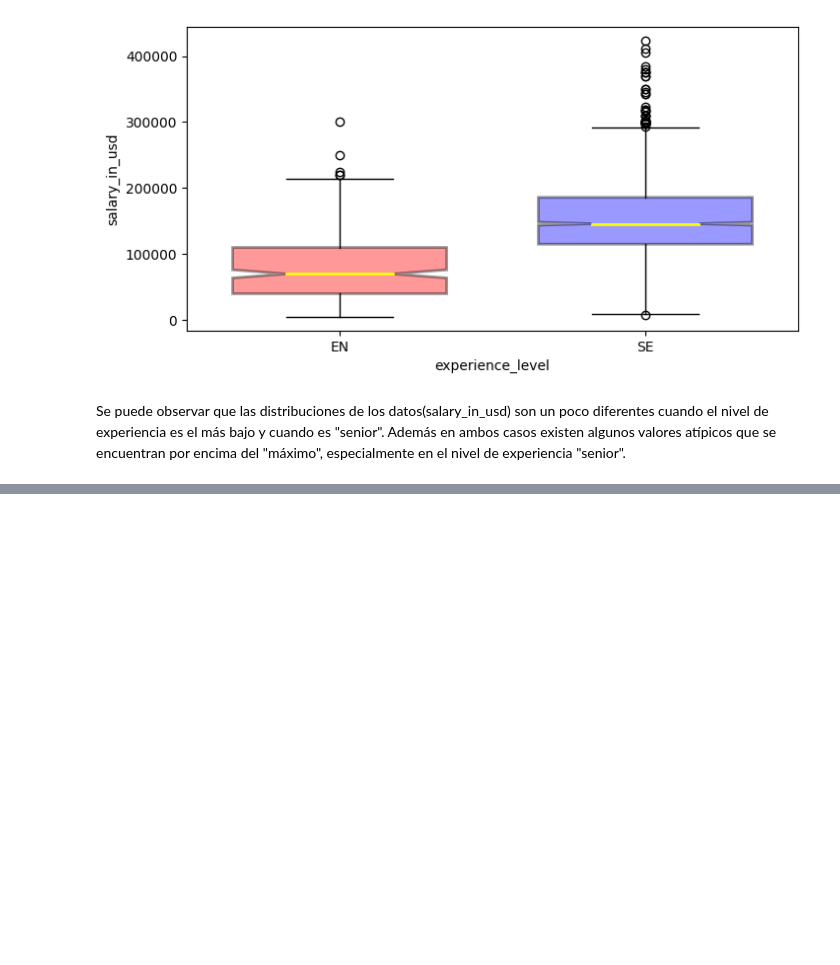
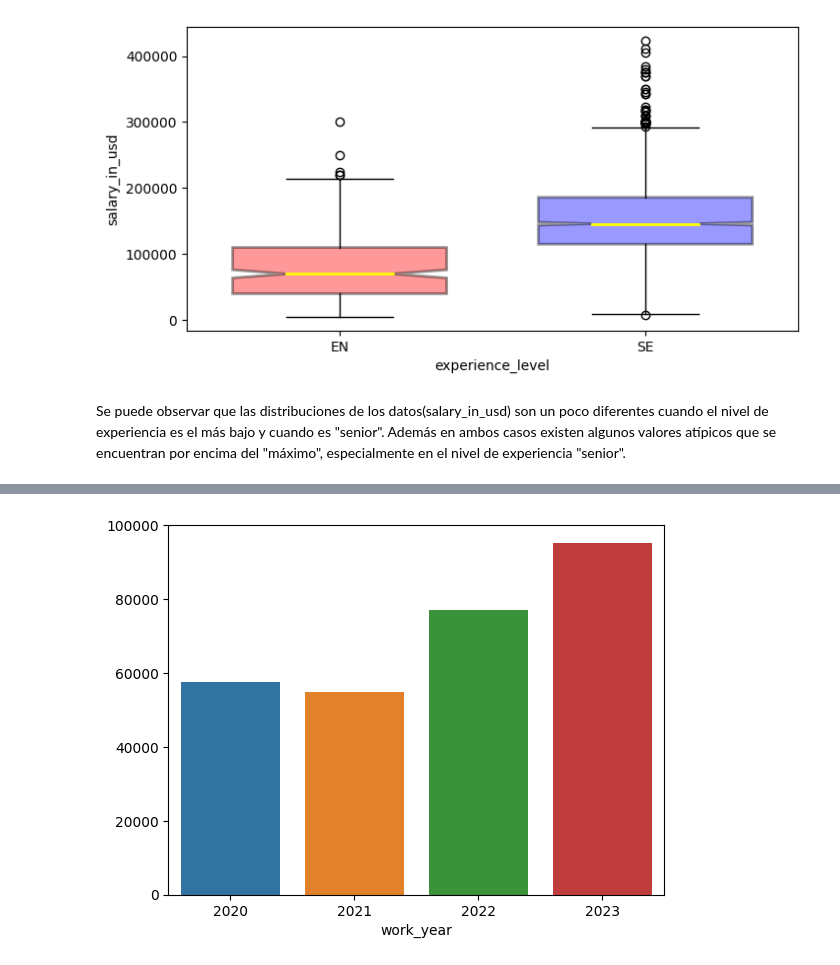
Before and after one commit to patricioegas/Prediccion-de-salarios, a Jupyter notebook: Salarios_DS2023.ipynb, the cells around one changed output, grey strips where cells are left out. Saved outputs shown, nothing was run; the diff lists cells and outputs as text; code cells hidden in the pictures; blank space fills up the shorter version.

```diff
--- a/Salarios_DS2023.ipynb
+++ b/Salarios_DS2023.ipynb
@@ -193,0 +238,5 @@ Se puede observar que las distribuciones de los datos(salary_in_usd) son un poco
+# %%
+sns.barplot(x = year.index, y = year.values);
+plt.xticks();
+# %% [output]
+[figure, added]
```
Also changed, not shown: parts of 68 cells of this notebook.
